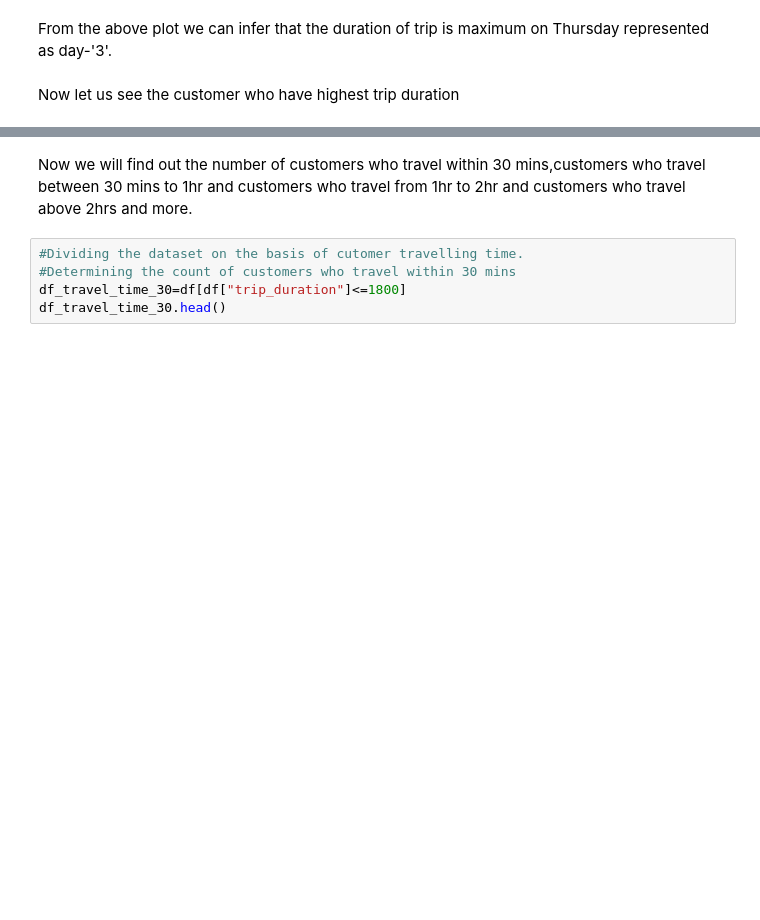
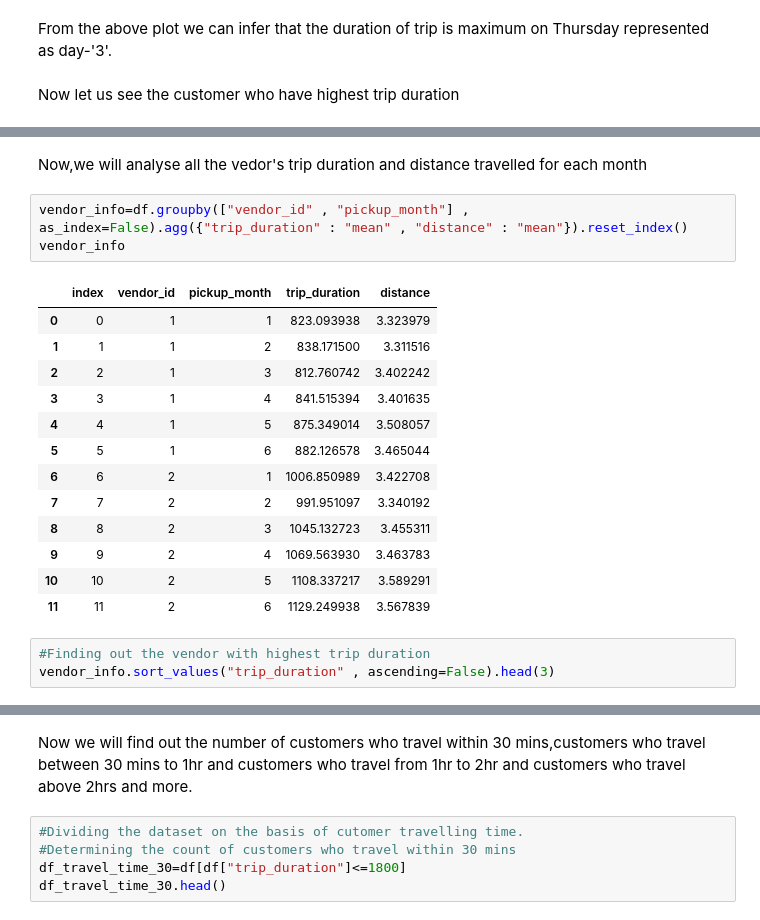
Before and after one commit to 1991Ab/Capstone-project-2-Taxi-trip-time-Prediction, a Jupyter notebook: Taxi_trip_time_Prediction_individual_notebook.ipynb, the cells around one changed output, grey strips where cells are left out. Cells and saved outputs as stored; diff of their text form; blank space fills up the shorter version.

```diff
--- a/Taxi_trip_time_Prediction_individual_notebook.ipynb
+++ b/Taxi_trip_time_Prediction_individual_notebook.ipynb
@@ -459,0 +485,22 @@ customer_distance
+# %% [markdown]
+Now,we will analyse all the vedor's trip duration and distance travelled for each month
+# %%
+vendor_info=df.groupby(["vendor_id" , "pickup_month"] , as_index=False).agg({"trip_duration" : "mean" , "distance" : "mean"}).reset_index()
+vendor_info
+# %% [output]
+|  | index | vendor_id | pickup_month | trip_duration | distance |
+| 0 | 0 | 1 | 1 | 823.093938 | 3.323979 |
+| 1 | 1 | 1 | 2 | 838.171500 | 3.311516 |
+| 2 | 2 | 1 | 3 | 812.760742 | 3.402242 |
+| 3 | 3 | 1 | 4 | 841.515394 | 3.401635 |
+| 4 | 4 | 1 | 5 | 875.349014 | 3.508057 |
+| 5 | 5 | 1 | 6 | 882.126578 | 3.465044 |
+| 6 | 6 | 2 | 1 | 1006.850989 | 3.422708 |
+| 7 | 7 | 2 | 2 | 991.951097 | 3.340192 |
+| 8 | 8 | 2 | 3 | 1045.132723 | 3.455311 |
+| 9 | 9 | 2 | 4 | 1069.563930 | 3.463783 |
+| 10 | 10 | 2 | 5 | 1108.337217 | 3.589291 |
+| 11 | 11 | 2 | 6 | 1129.249938 | 3.567839 |
+# %%
+#Finding out the vendor with highest trip duration
+vendor_info.sort_values("trip_duration" , ascending=False).head(3)
```
Also changed, not shown: parts of 4 cells of this notebook.
